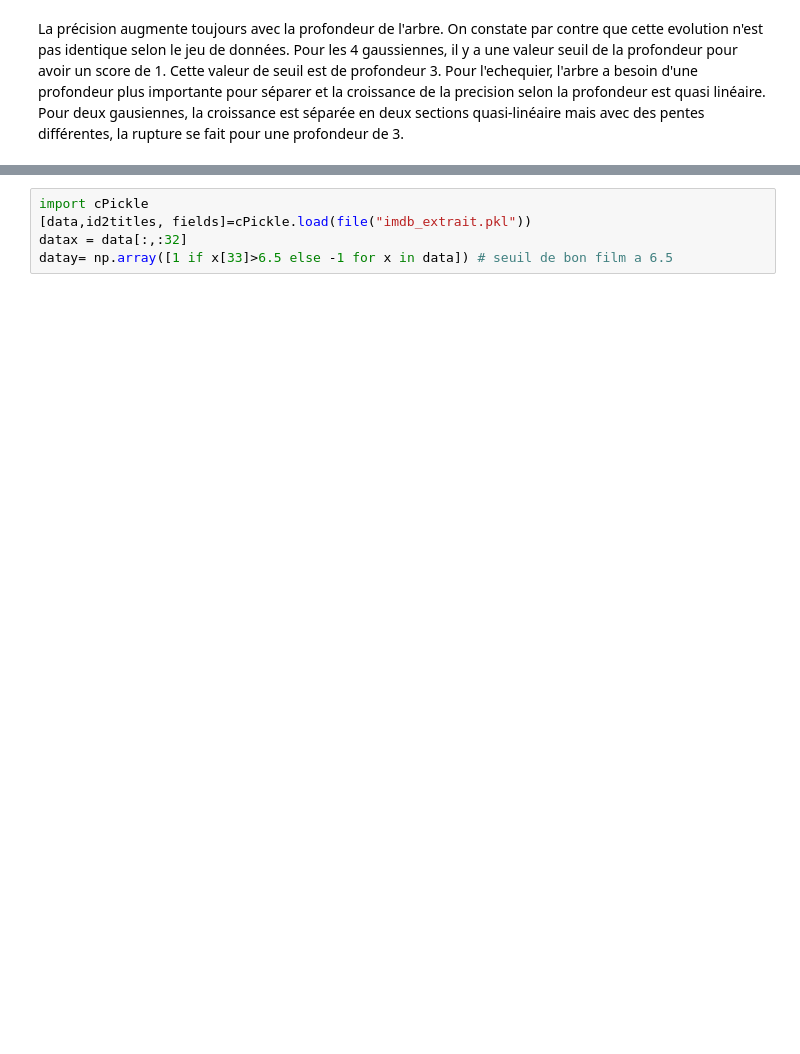
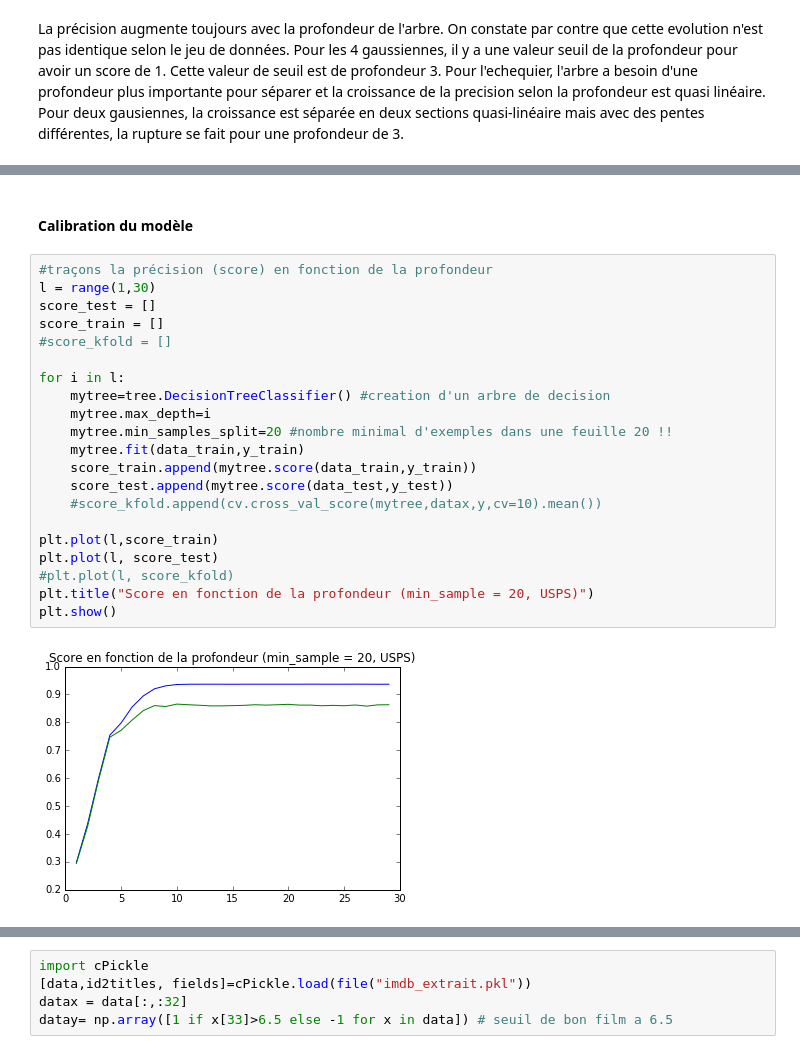
Before and after one commit to alexattia/machine.learning, a Jupyter notebook: Assignments - ENPC/TP4-Tree, Random Forest.ipynb, the cells around one changed output, grey strips where cells are left out. Drawn from its saved outputs; the diff is of its cells as text; blank space fills up the shorter version.

```diff
--- a/Assignments - ENPC/TP4-Tree, Random Forest.ipynb
+++ b/Assignments - ENPC/TP4-Tree, Random Forest.ipynb
@@ -349,0 +442,25 @@ Le bloc de code suivant est utilisé pour  charger et prétraiter les données.
+# %% [markdown]
+#### Calibration du modèle
+# %%
+#traçons la précision (score) en fonction de la profondeur
+l = range(1,30)
+score_test = []
+score_train = []
+#score_kfold = []
+
+for i in l:
+    mytree=tree.DecisionTreeClassifier() #creation d'un arbre de decision
+    mytree.max_depth=i
+    mytree.min_samples_split=20 #nombre minimal d'exemples dans une feuille 20 !!
+    mytree.fit(data_train,y_train)
+    score_train.append(mytree.score(data_train,y_train))
+    score_test.append(mytree.score(data_test,y_test))
+    #score_kfold.append(cv.cross_val_score(mytree,datax,y,cv=10).mean())
+
+plt.plot(l,score_train)
+plt.plot(l, score_test)
+#plt.plot(l, score_kfold)
+plt.title("Score en fonction de la profondeur (min_sample = 20, USPS)")
+plt.show()
+# %% [output]
+[figure, added]
```
Also changed, not shown: parts of 52 cells of this notebook.
